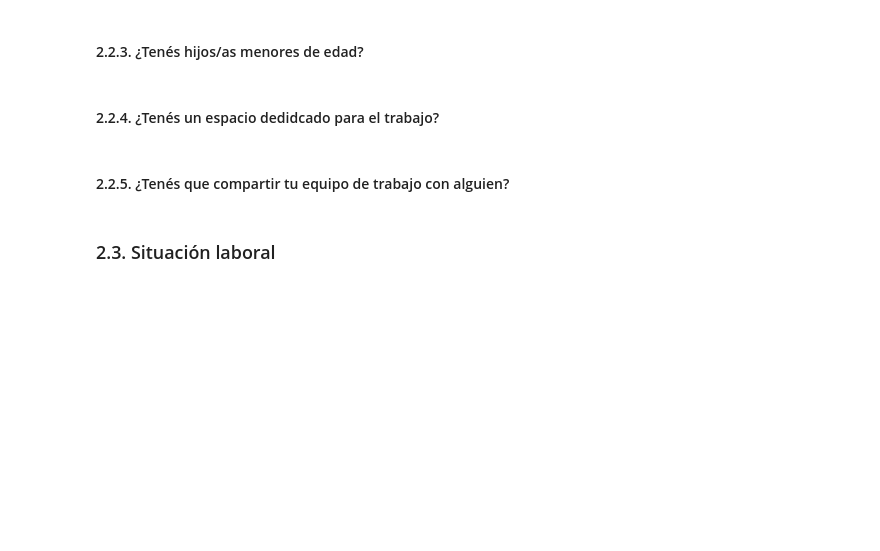
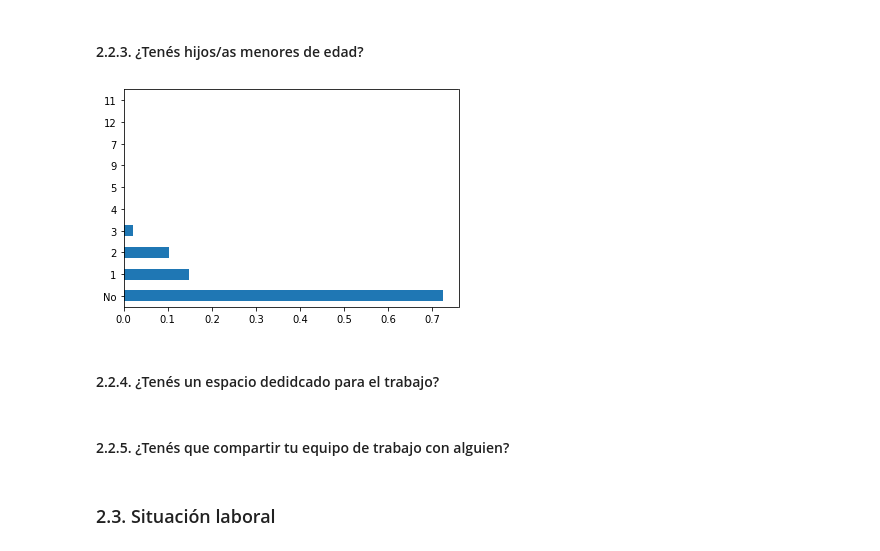
Before and after one commit to SebastianESaavedra/openqube-sueldos, a Jupyter notebook: pipeline/covid-analysis.ipynb, the cells around one changed output. Drawn from its saved outputs; the diff is of its cells as text; code cells hidden in the pictures; blank space fills up the shorter version.

```diff
--- a/pipeline/covid-analysis.ipynb
+++ b/pipeline/covid-analysis.ipynb
@@ -248,5 +289,16 @@ gph.plot.barh();
 # %% [markdown]
 #### 2.2.3. ¿Tenés hijos/as menores de edad?
+# %%
+aux = df.copy()
+aux["tenes_hijosas_menores_de_edad"] = aux["tenes_hijosas_menores_de_edad"].apply(str)
+
+aux = normalize_dataframe_column_replace(aux, "tenes_hijosas_menores_de_edad", {"0": "No"})
+gph = aux["tenes_hijosas_menores_de_edad"].value_counts(normalize=True)
+gph.plot.barh();
+
+charts["tenes_hijoas"] = to_rechart(gph, 4)
+# %% [output]
+[figure, added]
 # %% [markdown]
 #### 2.2.4. ¿Tenés un espacio dedidcado para el trabajo?
 # %% [markdown]
```
Also changed, not shown: parts of 6 cells of this notebook.
